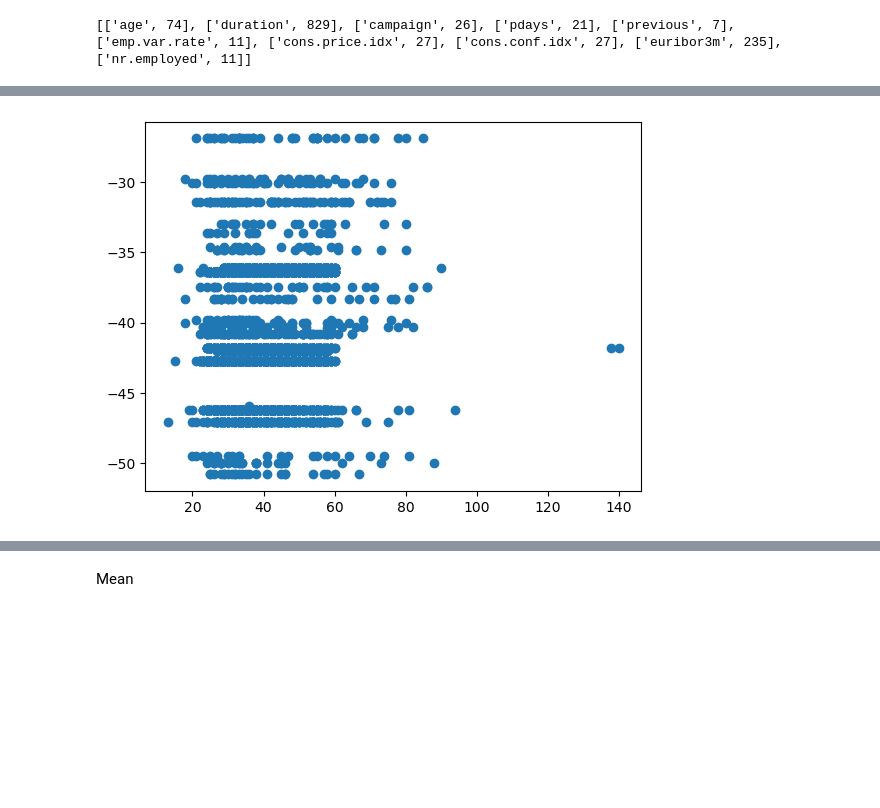
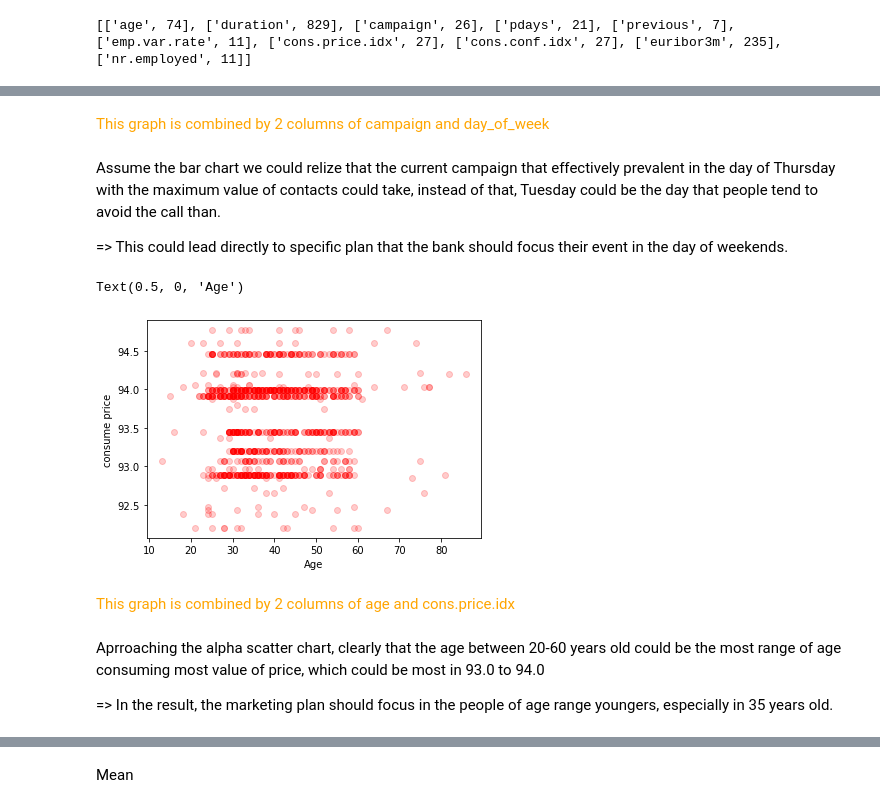
Before and after one commit to thinhsuy/Data_cleansing_summarising, a Jupyter notebook: assignment1.ipynb, the cells around one changed output, grey strips where cells are left out. Drawn from its saved outputs; the diff is of its cells as text; code cells hidden in the pictures; blank space fills up the shorter version.

```diff
--- a/assignment1.ipynb
+++ b/assignment1.ipynb
@@ -85,3 +100 @@ memory usage: 837.0+ KB
 <p>First we need to process the values 0 of duration</p>
-# %%
-df.drop(df[(df["duration"]==0) & (df["y"]=='yes')].index, inplace=True)
@@ -90,6 +120,8 @@ df.drop(df[(df["duration"]==0) & (df["y"]=='yes')].index, inplace=True)
 # %%
+# in here we would spread out all the valid value of data with object type
+# which be considered before in the document
 valid_value = {
-    "job": ["admin.", "blue-collar", "entrepreneur", "housemaid",
+    "job": ["admin", "blue-collar", "entrepreneur", "housemaid",
 "management", "retired", "self-employed", "services", "student", "technician", "unemployed",
 "unknown"],
     "marital": ["divorced", "married", "single", "unknown"],
@@ -103,6 +135,8 @@ valid_value = {
     "day_of_week" : ["mon", "tue", "wed", "thu", "fri"]
 }
 
+
+# function that would compare the typos error word and fix it whether it is approximate with the valid values above
 def auto_fix(error, valid):
     if (not error or error=="na"): return error
     anchor, percent = error, 0
@@ -115,14 +149,19 @@ def auto_fix(error, valid):
         except: continue
     return anchor
 
-def typos_treatment(df, valid_value):
+error = "basic0. 4y"
+print("Example:", error, "of column education change to =>", auto_fix(error, valid_value["education"]))
+
+def typos_treatment(df, valid_value, total_error_occur):
     for key, val in valid_value.items():
         index = df[~df[key].isin(val)].index
         error_list = list(df.iloc[index][key].unique())
+        total_error_occur += len(error_list)
         for error in error_list:
             df[key] = pd.Series(df[key].replace(error, auto_fix(error, valid_value[key])))
-    return df
+    return df, total_error_occur
 
-df = typos_treatment(df, valid_value)
+df, total_error_occur = typos_treatment(df, valid_value, 0)
+print(f"Total errors have been fixed: {total_error_occur}")
 df
 # %% [output]
@@ -213,7 +272,22 @@ plt.show()
+# %% [markdown]
+<font color="orange">This graph is combined by 2 columns of campaign and day_of_week</font>
+# %% [markdown]
+Assume the bar chart we could relize that the current campaign that effectively prevalent in the day of Thursday with the maximum value of contacts could take, instead of that, Tuesday could be the day that people tend to avoid the call than.
+
+=> This could lead directly to specific plan that the bank should focus their event in the day of weekends.
 # %%
-x = df['age']
-y = df['cons.conf.idx']
-plt.scatter(x, y)
-plt.show()
+x = list(df['age'])
+y = list(df['cons.price.idx'])
+rg = len(x)//4
+plt.scatter(x[:rg], y[:rg], alpha=0.2, color="red", cmap='viridis')
+plt.ylabel("consume price")
+plt.xlabel("Age")
 # %% [output]
+Text(0.5, 0, 'Age')
-[figure, old version]
+[figure, new version]
+# %% [markdown]
+<font color="orange">This graph is combined by 2 columns of age and cons.price.idx</font>
+# %% [markdown]
+Aprroaching the alpha scatter chart, clearly that the age between 20-60 years old could be the most range of age consuming most value of price, which could be most in 93.0 to 94.0
+
+=> In the result, the marketing plan should focus in the people of age range youngers, especially in 35 years old.
```
Also changed, not shown: parts of 37 cells of this notebook, 3 other files.
